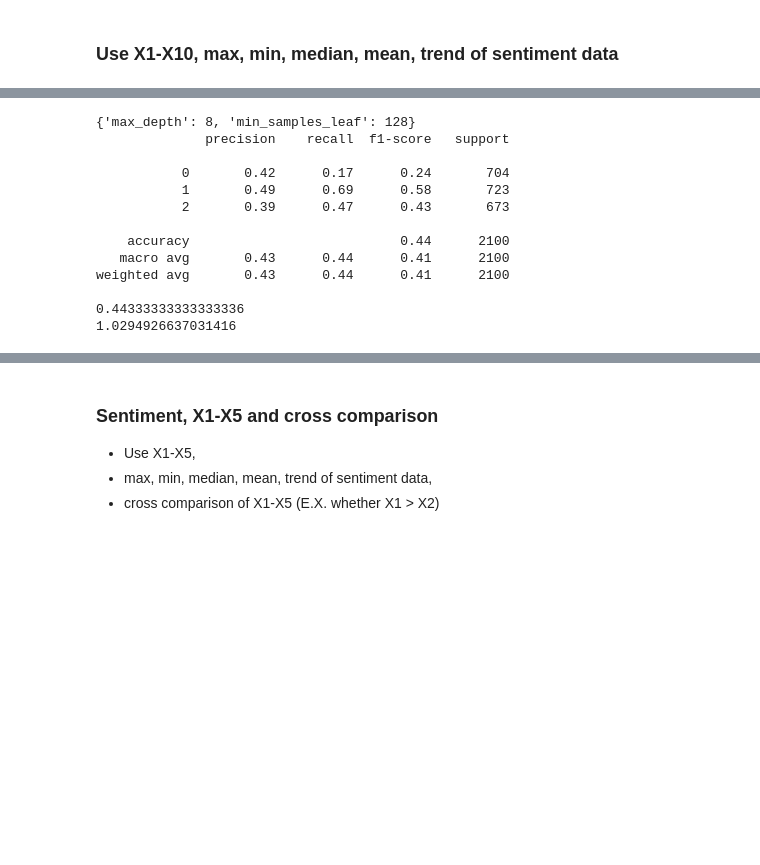
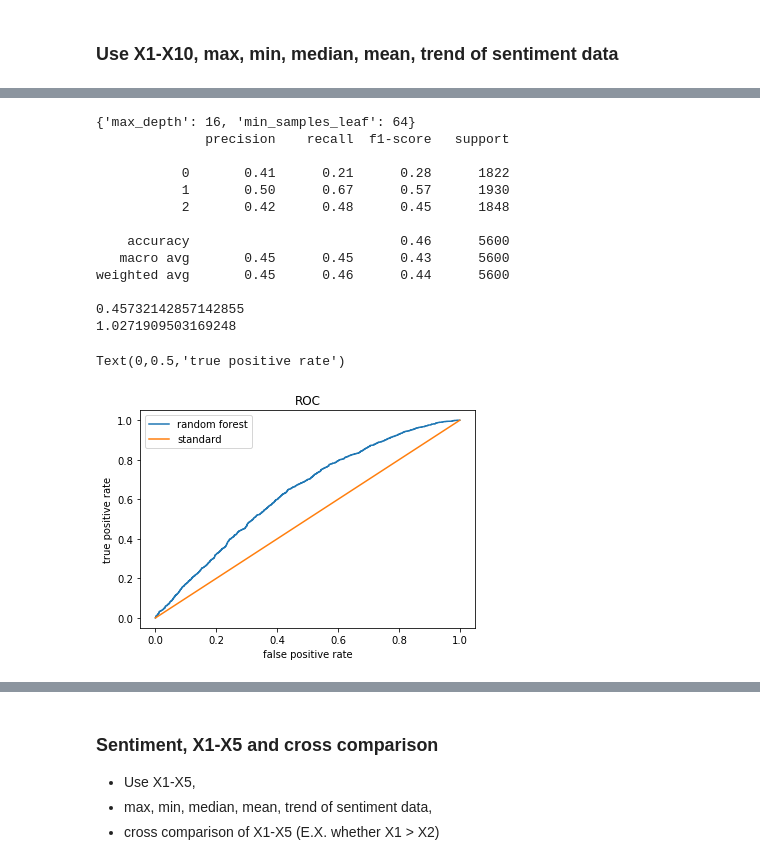
Before and after one commit to PosterStevens/Bitcoin-Direction-Prediction, a Jupyter notebook: base_model.ipynb, the cells around one changed output, grey strips where cells are left out. Cells and saved outputs as stored; diff of their text form; code cells hidden in the pictures; blank space fills up the shorter version.

```diff
--- a/base_model.ipynb
+++ b/base_model.ipynb
@@ -165,8 +260,11 @@ NameError: name 'a' is not defined
 # %%
+
+
+
 parameter_grid = {"max_depth":[4, 8, 16, 20], "min_samples_leaf":[4,32,64,128]}
-simple_model = GridSearchCV(RandomForestClassifier(n_estimators=100),
+simple_model = GridSearchCV(RandomForestClassifier(n_estimators=200),
                             param_grid=parameter_grid,
-                            n_jobs=-1)
+                            n_jobs=-1, cv=5)
 simple_model.fit(x_train, y_train)
 
 
@@ -175,16 +273,33 @@ print(classification_report(y_valid, simple_model.predict(x_valid)))
 print(accuracy_score(y_valid, simple_model.predict(x_valid)))
 print(log_loss(y_valid, simple_model.predict_proba(x_valid)))
 # %% [output]
-{'max_depth': 8, 'min_samples_leaf': 128}
+{'max_depth': 16, 'min_samples_leaf': 64}
               precision    recall  f1-score   support
 
-           0       0.42      0.17      0.24       704
-           1       0.49      0.69      0.58       723
-           2       0.39      0.47      0.43       673
+           0       0.41      0.21      0.28      1822
+           1       0.50      0.67      0.57      1930
+           2       0.42      0.48      0.45      1848
 
-    accuracy                           0.44      2100
-   macro avg       0.43      0.44      0.41      2100
-weighted avg       0.43      0.44      0.41      2100
+    accuracy                           0.46      5600
+   macro avg       0.45      0.45      0.43      5600
+weighted avg       0.45      0.46      0.44      5600
 
-0.44333333333333336
-1.0294926637031416
+0.45732142857142855
+1.0271909503169248
+# %%
+y_pred = simple_model.predict_proba(x_valid)
+y_pred_up_prod = y_pred[:, 2]
+
+y_true = (y_valid == 2).astype(int)
+
+fpr_rf, tpr_rf, threshold = roc_curve(y_true, y_pred_up_prod)
+
+plt.plot(fpr_rf, tpr_rf, label='random forest')
+plt.plot((0, 1), (0, 1), label='standard')
+plt.legend()
+plt.title("ROC")
+plt.xlabel("false positive rate")
+plt.ylabel("true positive rate")
+# %% [output]
+Text(0,0.5,'true positive rate')
+[figure, added]
```
Also changed, not shown: parts of 18 cells of this notebook.
